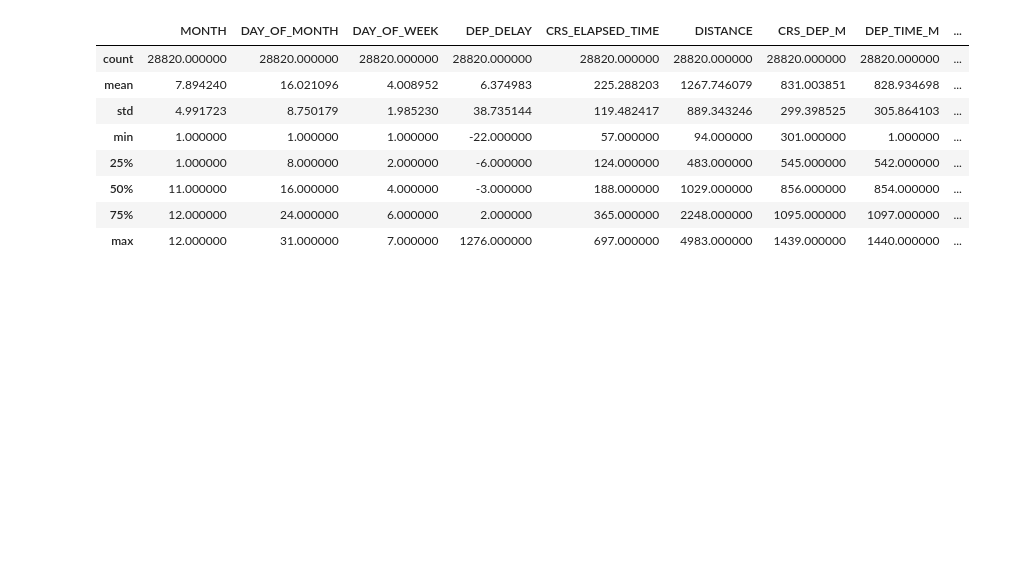
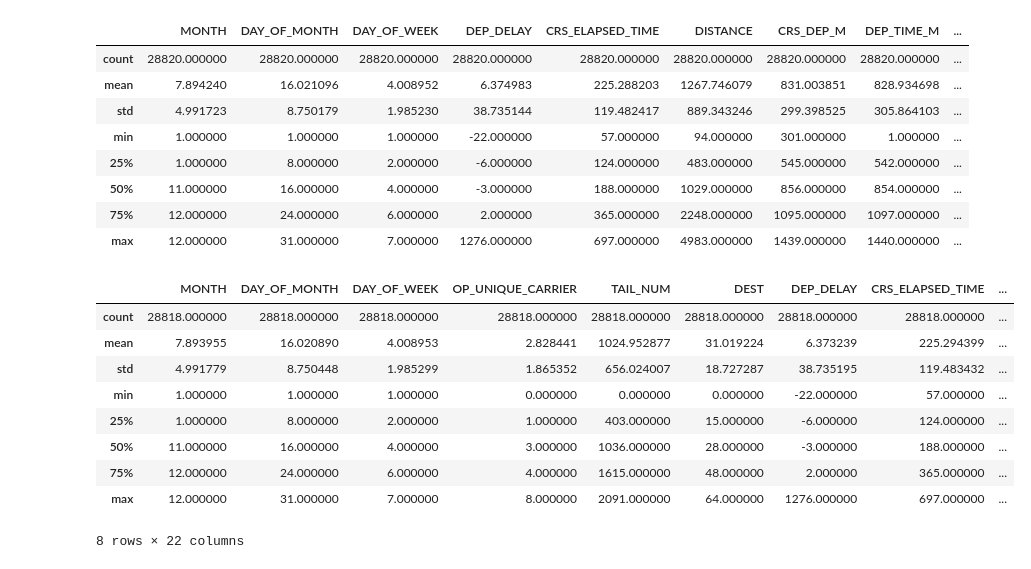
Before and after one commit to sorei9240/Linear-Regression, a Jupyter notebook: linearRegression.ipynb, the cells around one changed output. Saved outputs shown, nothing was run; the diff lists cells and outputs as text; code cells hidden in the pictures; blank space fills up the shorter version.

```diff
--- a/linearRegression.ipynb
+++ b/linearRegression.ipynb
@@ -55,3 +72,16 @@ jfk.describe()
+# %%
+jfk.describe() #check the updated data
+# %% [output]
+|  | MONTH | DAY_OF_MONTH | DAY_OF_WEEK | OP_UNIQUE_CARRIER | TAIL_NUM | DEST | DEP_DELAY | CRS_ELAPSED_TIME | ... |
+| count | 28818.000000 | 28818.000000 | 28818.000000 | 28818.000000 | 28818.000000 | 28818.000000 | 28818.000000 | 28818.000000 | ... |
+| mean | 7.893955 | 16.020890 | 4.008953 | 2.828441 | 1024.952877 | 31.019224 | 6.373239 | 225.294399 | ... |
+| std | 4.991779 | 8.750448 | 1.985299 | 1.865352 | 656.024007 | 18.727287 | 38.735195 | 119.483432 | ... |
+| min | 1.000000 | 1.000000 | 1.000000 | 0.000000 | 0.000000 | 0.000000 | -22.000000 | 57.000000 | ... |
+| 25% | 1.000000 | 8.000000 | 2.000000 | 1.000000 | 403.000000 | 15.000000 | -6.000000 | 124.000000 | ... |
+| 50% | 11.000000 | 16.000000 | 4.000000 | 3.000000 | 1036.000000 | 28.000000 | -3.000000 | 188.000000 | ... |
+| 75% | 12.000000 | 24.000000 | 6.000000 | 4.000000 | 1615.000000 | 48.000000 | 2.000000 | 365.000000 | ... |
+| max | 12.000000 | 31.000000 | 7.000000 | 8.000000 | 2091.000000 | 64.000000 | 1276.000000 | 697.000000 | ... |
+8 rows × 22 columns
 # %%
 #Correlation Matrix
 corr_matrix = jfk.corr(numeric_only= True)
```
Also changed, not shown: parts of 19 cells of this notebook.
